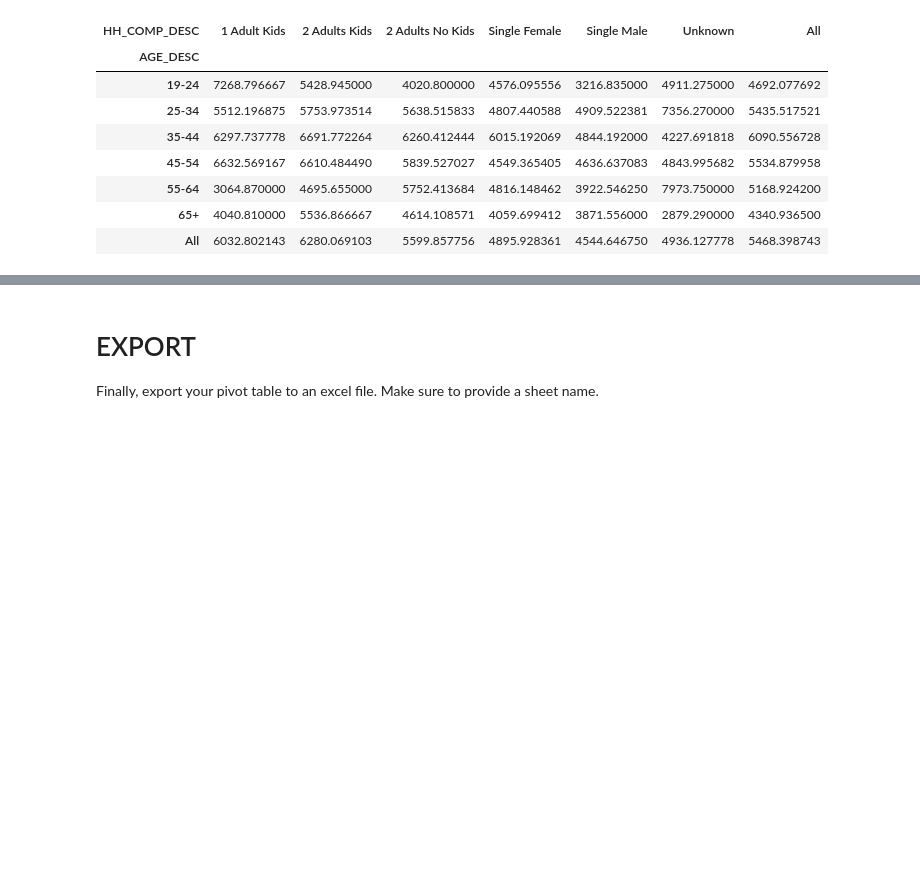
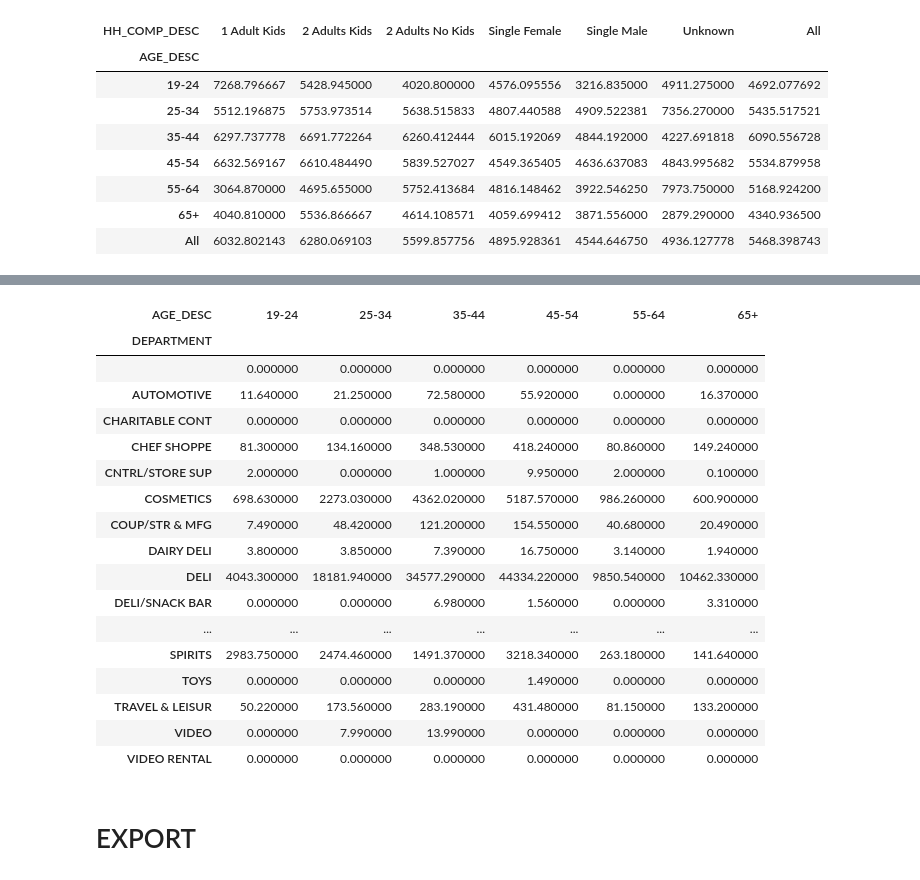
Before and after one commit to Kshitij-Chavan/Maven-Mega-Mart-Pandas, a Jupyter notebook: Notebooks/maven_mega_mart.ipynb, the cells around one changed output, grey strips where cells are left out. Cells and saved outputs as stored; diff of their text form; code cells hidden in the pictures; blank space fills up the shorter version.

```diff
--- a/Notebooks/maven_mega_mart.ipynb
+++ b/Notebooks/maven_mega_mart.ipynb
@@ -261,0 +227,13 @@ del [household_sales_demo, household_sales]
+# %%
+# Reading data from product
+
+# Columns we need for analysis
+prod_cols = ['PRODUCT_ID', 'DEPARTMENT']
+
+# Changing data types
+prod_dtypes = {'PRODUCT_ID' : 'Int32', 'DEPARTMENT' : 'category'}
+
+# Path of source file
+path = '../Data/product.csv'
+
+product = pd.read_csv(path, usecols=prod_cols, dtype= prod_dtypes)
@@ -261,0 +265,5 @@ del [household_sales_demo, household_sales]
+# %%
+# Joining all three dataframes on inner join
+
+trans_demo_dept = transactions.merge(demographics, how= 'inner', left_on = 'household_key', right_on = 'household_key').merge(
+                        product,how='inner', left_on='PRODUCT_ID', right_on='PRODUCT_ID')
@@ -262,4 +292,31 @@ del [household_sales_demo, household_sales]
+# %%
+# Pivoting the fully joined dataframe by AGE_DESC and DEPARTMENT on sum of SALES_VALUE
+
+trans_demo_dept.pivot_table(
+    index = 'DEPARTMENT',
+    columns = 'AGE_DESC',
+    values = 'SALES_VALUE',
+    aggfunc = 'sum',
+    observed = False
+).style.background_gradient(cmap="RdYlGn", axis=1)
+# %% [output]
+| AGE_DESC | 19-24 | 25-34 | 35-44 | 45-54 | 55-64 | 65+ |
+| DEPARTMENT |  |  |  |  |  |  |
+|  | 0.000000 | 0.000000 | 0.000000 | 0.000000 | 0.000000 | 0.000000 |
+| AUTOMOTIVE | 11.640000 | 21.250000 | 72.580000 | 55.920000 | 0.000000 | 16.370000 |
+| CHARITABLE CONT | 0.000000 | 0.000000 | 0.000000 | 0.000000 | 0.000000 | 0.000000 |
+| CHEF SHOPPE | 81.300000 | 134.160000 | 348.530000 | 418.240000 | 80.860000 | 149.240000 |
+| CNTRL/STORE SUP | 2.000000 | 0.000000 | 1.000000 | 9.950000 | 2.000000 | 0.100000 |
+| COSMETICS | 698.630000 | 2273.030000 | 4362.020000 | 5187.570000 | 986.260000 | 600.900000 |
+| COUP/STR & MFG | 7.490000 | 48.420000 | 121.200000 | 154.550000 | 40.680000 | 20.490000 |
+| DAIRY DELI | 3.800000 | 3.850000 | 7.390000 | 16.750000 | 3.140000 | 1.940000 |
+| DELI | 4043.300000 | 18181.940000 | 34577.290000 | 44334.220000 | 9850.540000 | 10462.330000 |
+| DELI/SNACK BAR | 0.000000 | 0.000000 | 6.980000 | 1.560000 | 0.000000 | 3.310000 |
+| ... | ... | ... | ... | ... | ... | ... |
+| SPIRITS | 2983.750000 | 2474.460000 | 1491.370000 | 3218.340000 | 263.180000 | 141.640000 |
+| TOYS | 0.000000 | 0.000000 | 0.000000 | 1.490000 | 0.000000 | 0.000000 |
+| TRAVEL & LEISUR | 50.220000 | 173.560000 | 283.190000 | 431.480000 | 81.150000 | 133.200000 |
+| VIDEO | 0.000000 | 7.990000 | 13.990000 | 0.000000 | 0.000000 | 0.000000 |
+| VIDEO RENTAL | 0.000000 | 0.000000 | 0.000000 | 0.000000 | 0.000000 | 0.000000 |
 # %% [markdown]
 # EXPORT
-
-Finally, export your pivot table to an excel file. Make sure to provide a sheet name.
```
Also changed, not shown: parts of 8 cells of this notebook.
